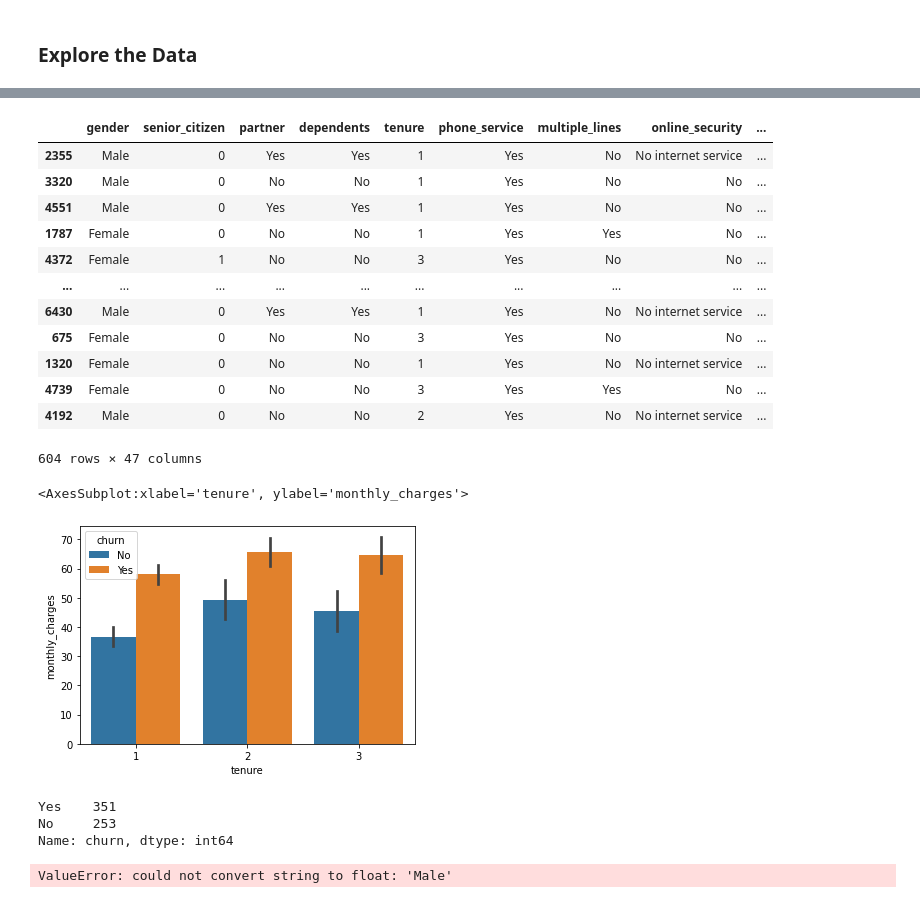
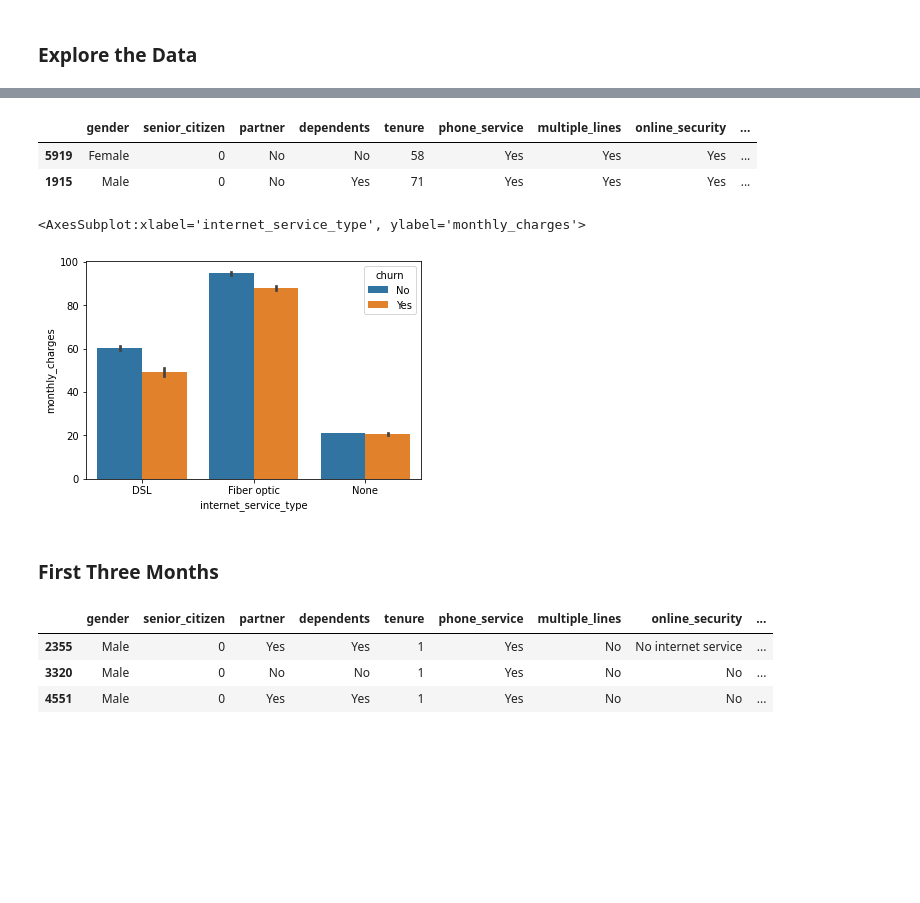
Before and after one commit to Kayfj41901/classification_exercises, a Jupyter notebook: Telco.ipynb, the cells around one changed output, grey strips where cells are left out. Cells and saved outputs as stored; diff of their text form; code cells hidden in the pictures; blank space fills up the shorter version.

```diff
--- a/Telco.ipynb
+++ b/Telco.ipynb
@@ -478,29 +504,30 @@ train.tenure
+# %%
+train['tech_support_No'] = train.tech_support == 'No'
+# %%
+train["tech_support_No"] = train["tech_support_No"].astype(int)
+# %%
+train['online_backup_No'] = train.online_backup == 'No'
+# %%
+train["onine_backup_No"] = train["online_backup_No"].astype(int)
+# %%
+train.head(2)
+# %% [output]
+|  | gender | senior_citizen | partner | dependents | tenure | phone_service | multiple_lines | online_security | ... |
+| 5919 | Female | 0 | No | No | 58 | Yes | Yes | Yes | ... |
+| 1915 | Male | 0 | No | Yes | 71 | Yes | Yes | Yes | ... |
+# %%
+sns.barplot(x=train.internet_service_type, y=train.monthly_charges, hue= train.churn)
+# %% [output]
+<AxesSubplot:xlabel='internet_service_type', ylabel='monthly_charges'>
+[figure, added]
+# %% [markdown]
+### First Three Months
 # %%
 first_three_month_customers = (train['tenure'] <= 3)
 new_customers = train[first_three_month_customers]
-new_customers
+new_customers.head(3)
 # %% [output]
 |  | gender | senior_citizen | partner | dependents | tenure | phone_service | multiple_lines | online_security | ... |
 | 2355 | Male | 0 | Yes | Yes | 1 | Yes | No | No internet service | ... |
 | 3320 | Male | 0 | No | No | 1 | Yes | No | No | ... |
 | 4551 | Male | 0 | Yes | Yes | 1 | Yes | No | No | ... |
-| 1787 | Female | 0 | No | No | 1 | Yes | Yes | No | ... |
-| 4372 | Female | 1 | No | No | 3 | Yes | No | No | ... |
-| ... | ... | ... | ... | ... | ... | ... | ... | ... | ... |
-| 6430 | Male | 0 | Yes | Yes | 1 | Yes | No | No internet service | ... |
-| 675 | Female | 0 | No | No | 3 | Yes | No | No | ... |
-| 1320 | Female | 0 | No | No | 1 | Yes | No | No internet service | ... |
-| 4739 | Female | 0 | No | No | 3 | Yes | Yes | No | ... |
-| 4192 | Male | 0 | No | No | 2 | Yes | No | No internet service | ... |
-604 rows × 47 columns
-# %%
-sns.barplot(x=new_customers.tenure, y=new_customers.monthly_charges, hue= new_customers.churn)
-# %% [output]
-<AxesSubplot:xlabel='tenure', ylabel='monthly_charges'>
-[figure, removed]
-# %%
-new_customers.churn.value_counts()
-# %% [output]
-Yes    351
-No     253
-Name: churn, dtype: int64
@@ -515,4 +533,0 @@ clf = DecisionTreeClassifier(max_depth=3, random_state=123)
-# %%
-clf = clf.fit(X_train, y_train)
-# %% [output]
-ValueError: could not convert string to float: 'Male'
```
Also changed, not shown: parts of 222 cells of this notebook.
